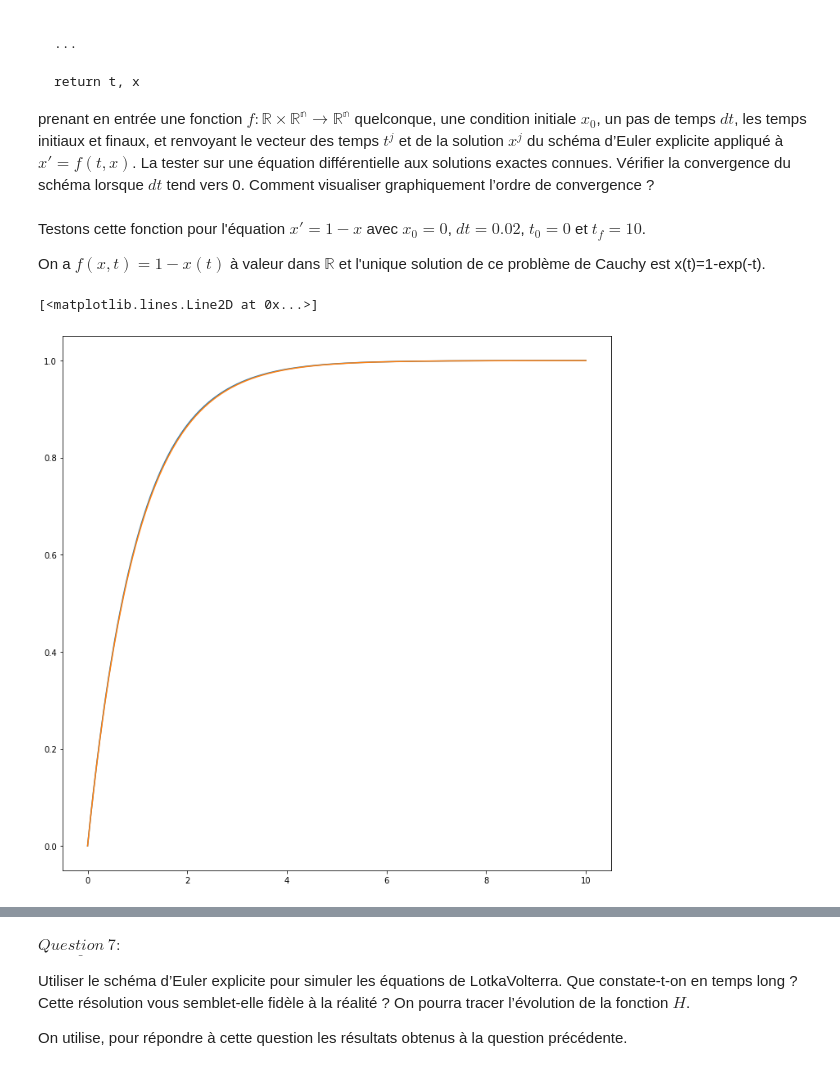
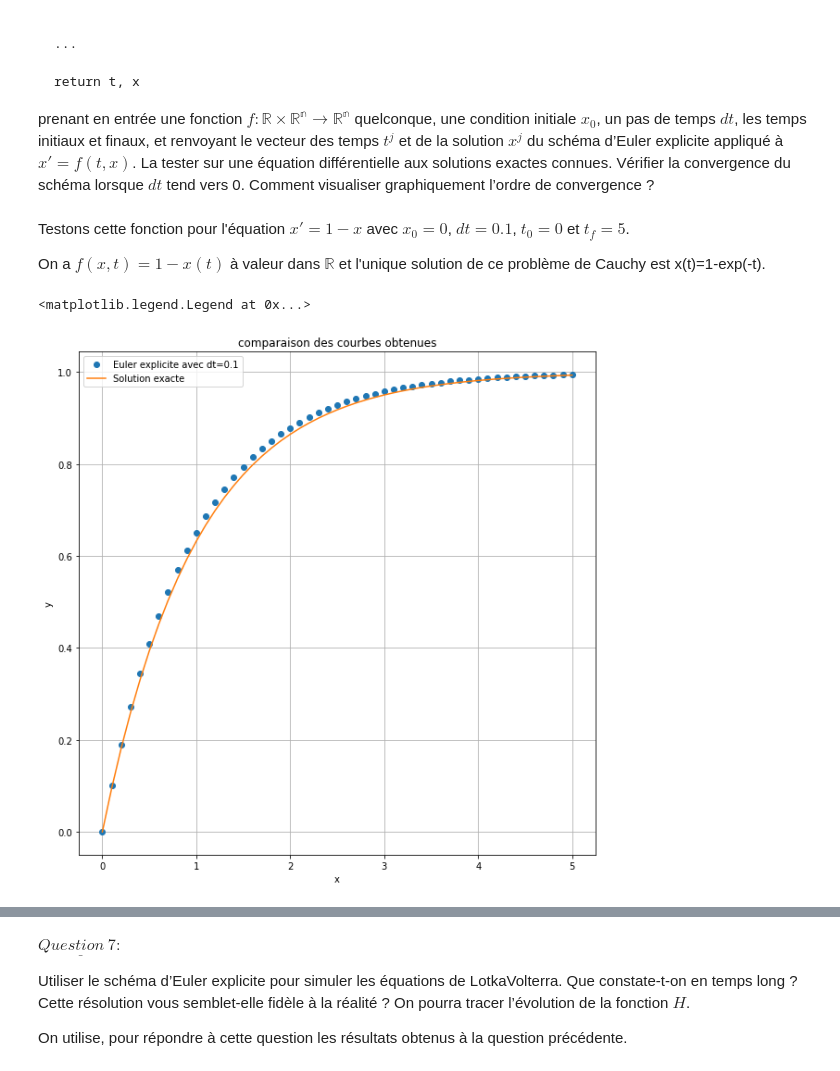
Before and after one commit to maellethaller/projet-numerique-2, a Jupyter notebook: projet.ipynb, the cells around one changed output, grey strips where cells are left out. Saved outputs shown, nothing was run; the diff lists cells and outputs as text; code cells hidden in the pictures.

```diff
--- a/projet.ipynb
+++ b/projet.ipynb
@@ -337,23 +341,23 @@ def solve_euler_explicit(f, x0, dt, t0, tf): #x0 est un vecteur colonne
     x=x.T
     return t, x          #chaque colonne de x correspond à un xj
 # %% [markdown]
-Testons cette fonction pour l'équation $x'=1-x$ avec ${x_0}=0$, $dt=0.02$, ${t_0}=0$ et ${t_f}=10$.
+Testons cette fonction pour l'équation $x'=1-x$ avec ${x_0}=0$, $dt=0.1$, ${t_0}=0$ et ${t_f}=5$.
 
 On a $f(x,t)=1-x(t)$ à valeur dans $\mathbb{R}$ et l'unique solution de ce problème de Cauchy est x(t)=1-exp(-t).
 # %%
 def f(t,x):
     return (1-x)
 
-(t,xa) = solve_euler_explicit(f, np.array([[0]]), 0.02, 0, 10)
-(i,j)=np.shape(xa)
+(t,xa) = solve_euler_explicit(f, np.array([[0]]), 0.1, 0, 5)
 x=xa[0]
 y = [1-exp(-a) for a in t]
 plt.title("comparaison des courbes obtenues")
 plt.xlabel('x')
 plt.ylabel('y')
 plt.grid(True)
-plt.plot(t,x)
-plt.plot(t,y) ;
+plt.plot(t,x,'o', label="Euler explicite avec dt=0.1")
+plt.plot(t,y, label="Solution exacte")
+plt.legend()
 # %% [output]
-[<matplotlib.lines.Line2D at 0x...>]
+<matplotlib.legend.Legend at 0x...>
-[figure, old version]
+[figure, new version]
```
Also changed, not shown: parts of 8 cells of this notebook, 1 other file.
